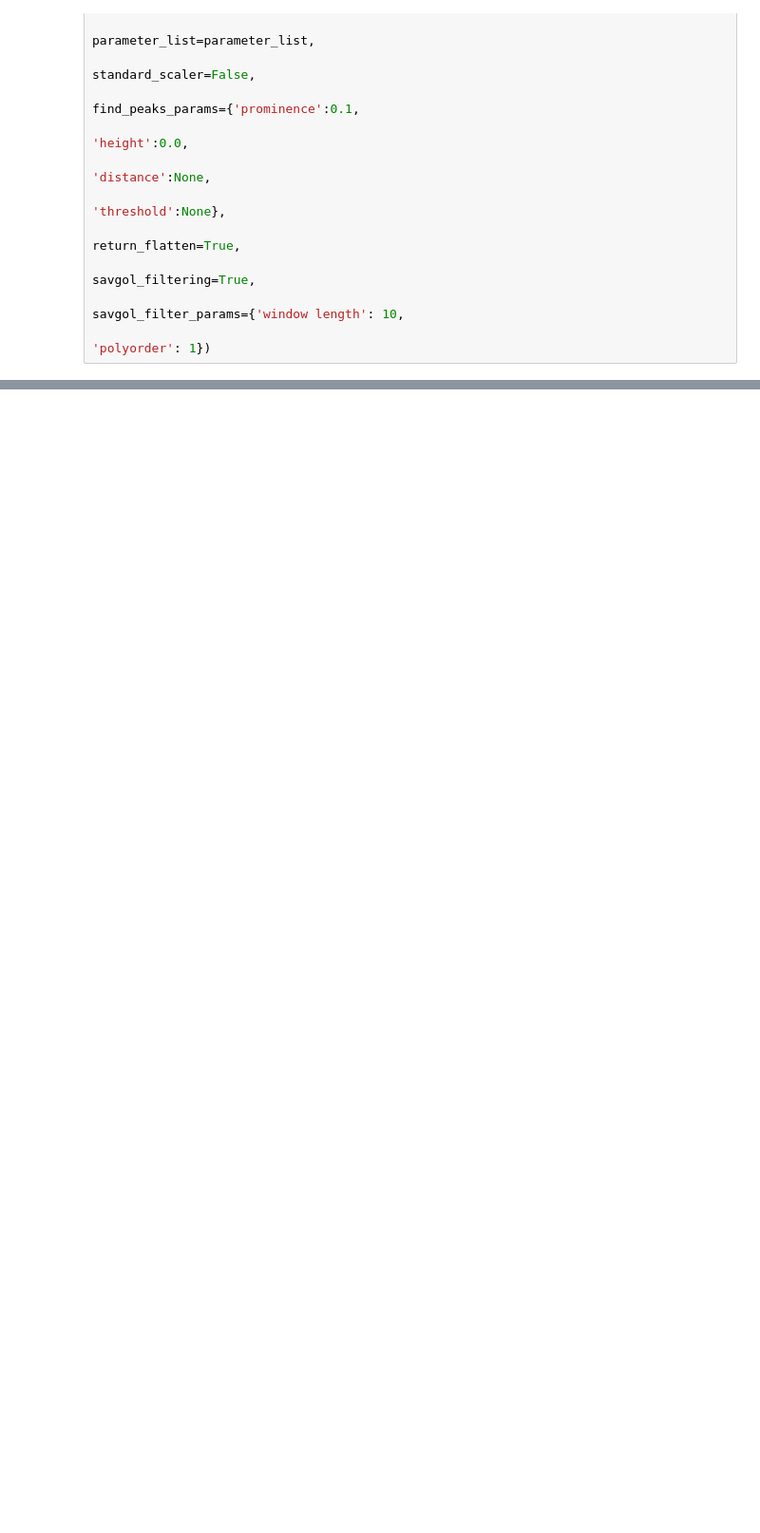
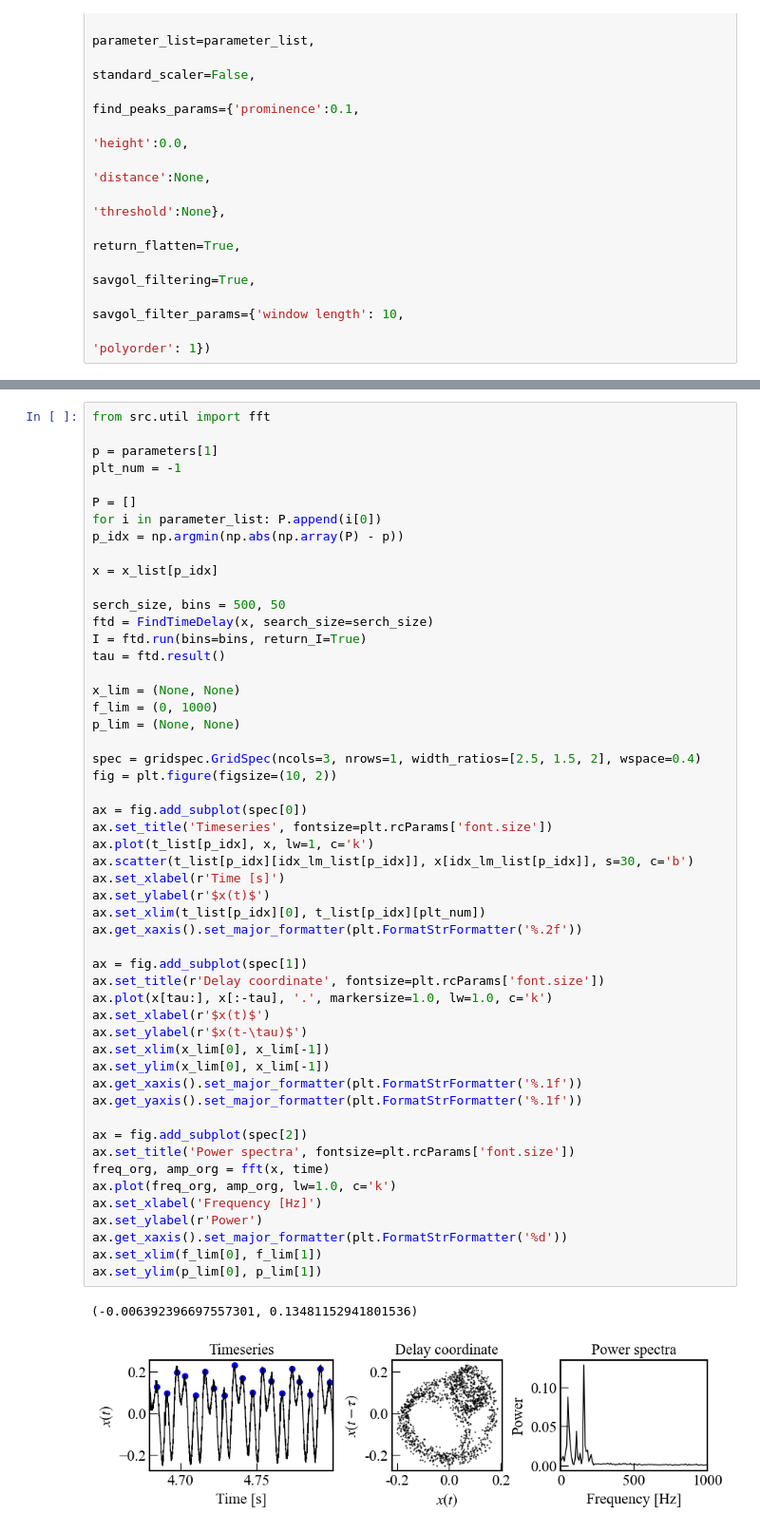
Before and after one commit to TakumiInoue0628/analysis-of-vocal-fold-system-based-on-nonlinear-dynamics-theory-using-machine-learning, a Jupyter notebook: report/20241022/01_03_experimental_data_bifurcation.ipynb, the cells around one changed output, grey strips where cells are left out. Shown at 95% size. Drawn from its saved outputs; the diff is of its cells as text; blank space fills up the shorter version.

```diff
--- a/report/20241022/01_03_experimental_data_bifurcation.ipynb
+++ b/report/20241022/01_03_experimental_data_bifurcation.ipynb
@@ -169,3 +169,58 @@ ax.set_xlim(p_lm_flat[0], p_lm_flat[-1])
+# %%
+from src.util import fft
+
+p = parameters[1]
+plt_num = -1
+
+P = []
+for i in parameter_list: P.append(i[0])
+p_idx = np.argmin(np.abs(np.array(P) - p))
+
+x = x_list[p_idx]
+
+serch_size, bins = 500, 50
+ftd = FindTimeDelay(x, search_size=serch_size)
+I = ftd.run(bins=bins, return_I=True)
+tau = ftd.result()
+
+x_lim = (None, None)
+f_lim = (0, 1000)
+p_lim = (None, None)
+
+spec = gridspec.GridSpec(ncols=3, nrows=1, width_ratios=[2.5, 1.5, 2], wspace=0.4)
+fig = plt.figure(figsize=(10, 2))
+
+ax = fig.add_subplot(spec[0])
+ax.set_title('Timeseries', fontsize=plt.rcParams['font.size'])
+ax.plot(t_list[p_idx], x, lw=1, c='k')
+ax.scatter(t_list[p_idx][idx_lm_list[p_idx]], x[idx_lm_list[p_idx]], s=30, c='b')
+ax.set_xlabel(r'Time [s]')
+ax.set_ylabel(r'$x(t)$')
+ax.set_xlim(t_list[p_idx][0], t_list[p_idx][plt_num])
+ax.get_xaxis().set_major_formatter(plt.FormatStrFormatter('%.2f'))
+
+ax = fig.add_subplot(spec[1])
+ax.set_title(r'Delay coordinate', fontsize=plt.rcParams['font.size'])
+ax.plot(x[tau:], x[:-tau], '.', markersize=1.0, lw=1.0, c='k')
+ax.set_xlabel(r'$x(t)$')
+ax.set_ylabel(r'$x(t-\tau)$')
+ax.set_xlim(x_lim[0], x_lim[-1])
+ax.set_ylim(x_lim[0], x_lim[-1])
+ax.get_xaxis().set_major_formatter(plt.FormatStrFormatter('%.1f'))
+ax.get_yaxis().set_major_formatter(plt.FormatStrFormatter('%.1f'))
+
+ax = fig.add_subplot(spec[2])
+ax.set_title('Power spectra', fontsize=plt.rcParams['font.size'])
+freq_org, amp_org = fft(x, time)
+ax.plot(freq_org, amp_org, lw=1.0, c='k')
+ax.set_xlabel('Frequency [Hz]')
+ax.set_ylabel(r'Power')
+ax.get_xaxis().set_major_formatter(plt.FormatStrFormatter('%d'))
+ax.set_xlim(f_lim[0], f_lim[1])
+ax.set_ylim(p_lim[0], p_lim[1])
+# %% [output]
+(-0.006392396697557301, 0.13481152941801536)
+[figure, added]
 # %%
 p = parameters[3]
 plt_num = -1
```
Also changed, not shown: parts of 5 cells of this notebook, 21 other files.
